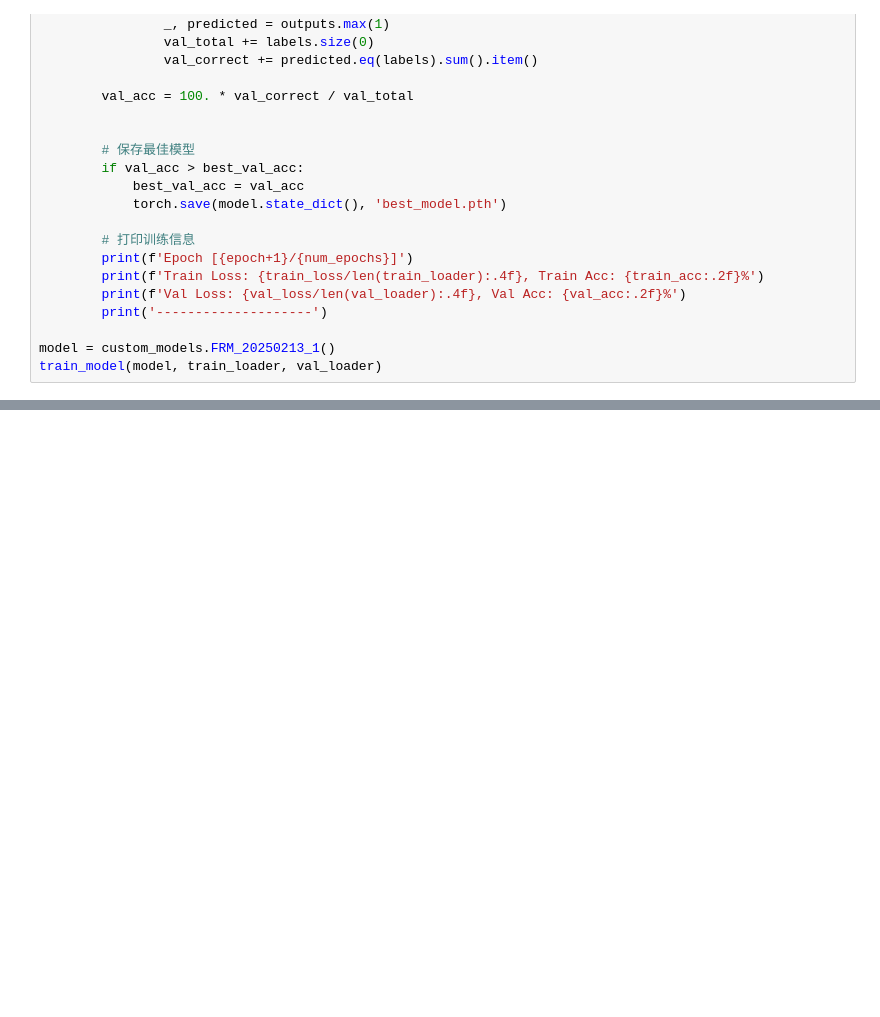
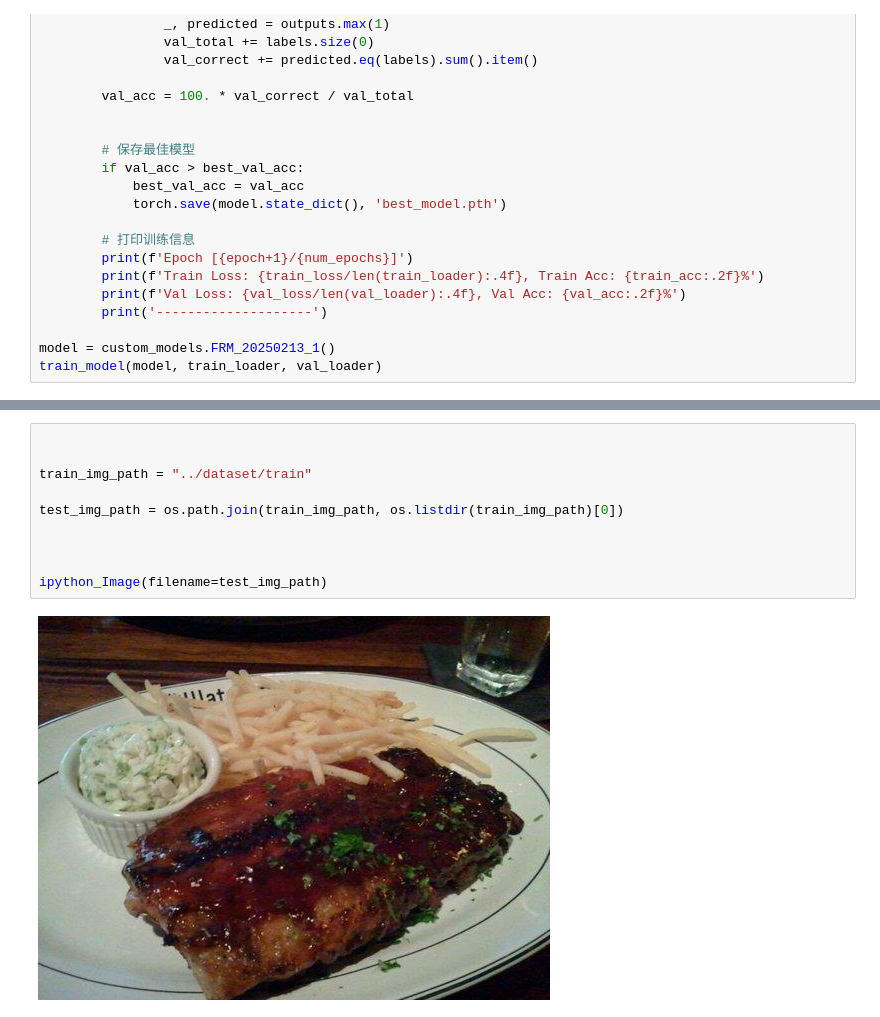
Before and after one commit to yzc-yangmo/bysj, a Jupyter notebook: src/demo.ipynb, the cells around one changed output, grey strips where cells are left out. Drawn from its saved outputs; the diff is of its cells as text; blank space fills up the shorter version.

```diff
--- a/src/demo.ipynb
+++ b/src/demo.ipynb
@@ -178,0 +203,12 @@ train_model(model, train_loader, val_loader)
+# %%
+
+
+train_img_path = "../dataset/train"
+
+test_img_path = os.path.join(train_img_path, os.listdir(train_img_path)[0])
+
+
+
+ipython_Image(filename=test_img_path)
+# %% [output]
+[figure, added]
```
Also changed, not shown: parts of 4 cells of this notebook, 4 other files.
